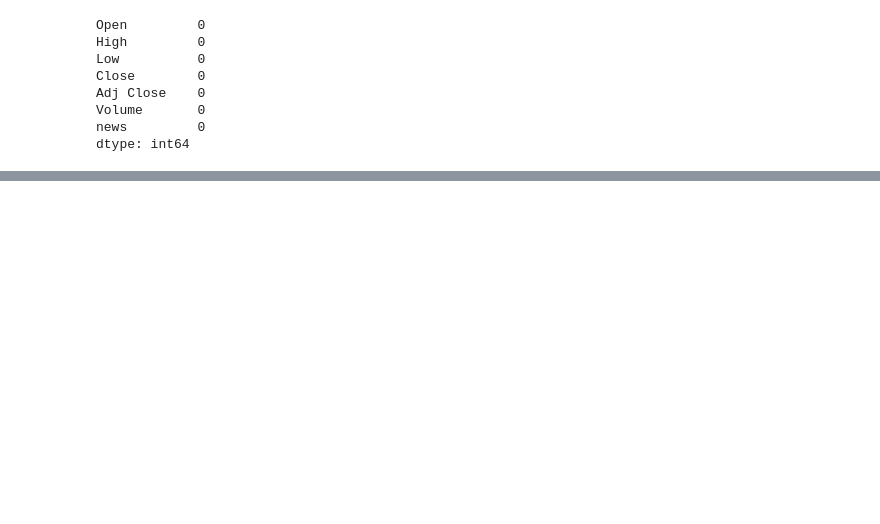
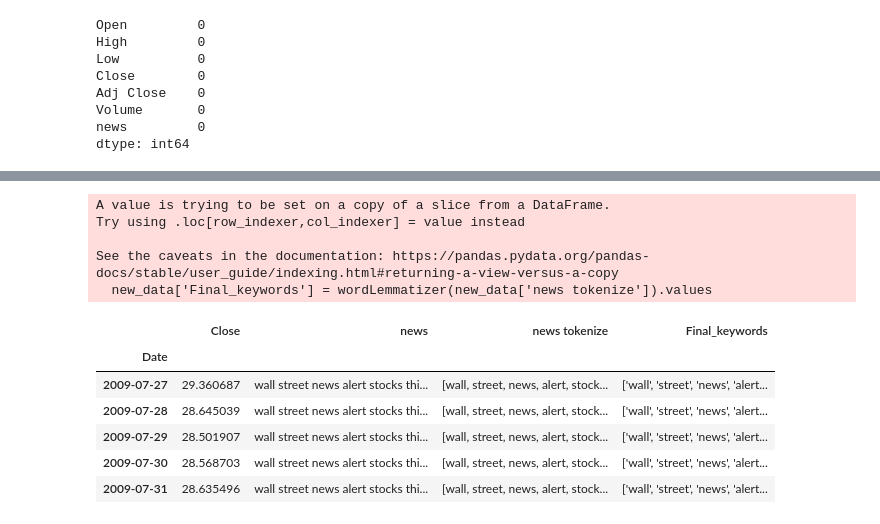
Before and after one commit to ap539813/Stock-Price-Prediction-using-Stock-Price-and-News-Data, a Jupyter notebook: Project.ipynb, the cells around one changed output, grey strips where cells are left out. Saved outputs shown, nothing was run; the diff lists cells and outputs as text; code cells hidden in the pictures; blank space fills up the shorter version.

```diff
--- a/Project.ipynb
+++ b/Project.ipynb
@@ -221,0 +286,2 @@ dtype: int64
+# %%
+new_data = preprocess(new_data)
@@ -221,0 +299,9 @@ dtype: int64
+# %%
+# Define a function to talk in his death sentences present in the news column since we cannot use sentences to train machine learning model.
+
+def tokenise(df_news):
+    df_news['news tokenize']= [word_tokenize(entry) for entry in df_news.news]
+    return df_news
+# %%
+new_data = tokenise(new_data)
+new_data.head()
@@ -221,0 +321,42 @@ dtype: int64
+# %%
+# Our next step is to limit is the data
+# The following function will take care of limitation all the related description is also mentioned in the function
+
+def wordLemmatizer(data):
+    tag_map = defaultdict(lambda : wn.NOUN)
+    tag_map['J'] = wn.ADJ
+    tag_map['V'] = wn.VERB
+    tag_map['R'] = wn.ADV
+    file_clean_k =pd.DataFrame()
+    for index,entry in enumerate(data):
+
+        # Declaring Empty List to store the words that follow the rules for this step
+        Final_words = []
+        # Initializing WordNetLemmatizer()
+        word_Lemmatized = WordNetLemmatizer()
+        # pos_tag function below will provide the 'tag' i.e if the word is Noun(N) or Verb(V) or something else.
+        for word, tag in pos_tag(entry):
+            # Below condition is to check for Stop words and consider only alphabets
+            if len(word)>1 and word not in stopwords.words('english') and word.isalpha():
+                word_Final = word_Lemmatized.lemmatize(word,tag_map[tag[0]])
+                Final_words.append(word_Final)
+            # The final processed set of words for each iteration will be stored in 'text_final'
+                file_clean_k.loc[index,'Final_keywords'] = str(Final_words)
+                file_clean_k.loc[index,'Final_keywords'] = str(Final_words)
+    return file_clean_k
+# %%
+new_data['Final_keywords'] = wordLemmatizer(new_data['news tokenize']).values
+new_data.head()
+# %% [output]
+A value is trying to be set on a copy of a slice from a DataFrame.
+Try using .loc[row_indexer,col_indexer] = value instead
+
+See the caveats in the documentation: https://pandas.pydata.org/pandas-docs/stable/user_guide/indexing.html#returning-a-view-versus-a-copy
+  new_data['Final_keywords'] = wordLemmatizer(new_data['news tokenize']).values
+|  | Close | news | news tokenize | Final_keywords |
+| Date |  |  |  |  |
+| 2009-07-27 | 29.360687 | wall street news alert stocks thi... | [wall, street, news, alert, stock... | ['wall', 'street', 'news', 'alert... |
+| 2009-07-28 | 28.645039 | wall street news alert stocks thi... | [wall, street, news, alert, stock... | ['wall', 'street', 'news', 'alert... |
+| 2009-07-29 | 28.501907 | wall street news alert stocks thi... | [wall, street, news, alert, stock... | ['wall', 'street', 'news', 'alert... |
+| 2009-07-30 | 28.568703 | wall street news alert stocks thi... | [wall, street, news, alert, stock... | ['wall', 'street', 'news', 'alert... |
+| 2009-07-31 | 28.635496 | wall street news alert stocks thi... | [wall, street, news, alert, stock... | ['wall', 'street', 'news', 'alert... |
```
Also changed, not shown: parts of 16 cells of this notebook.
